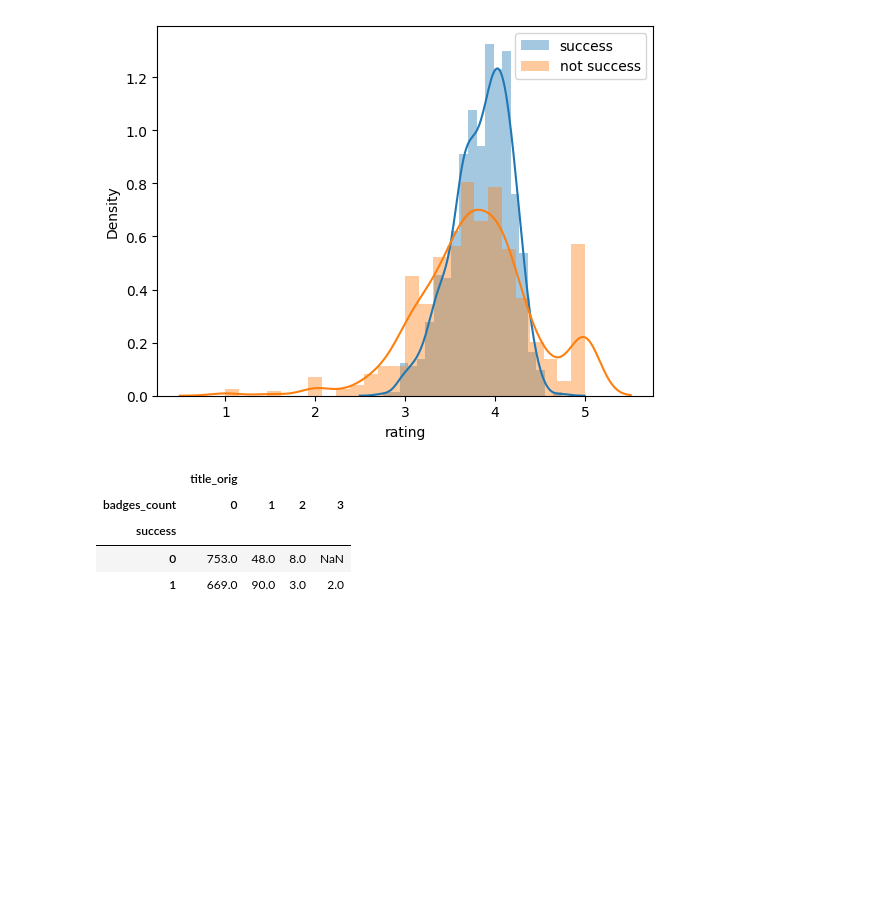
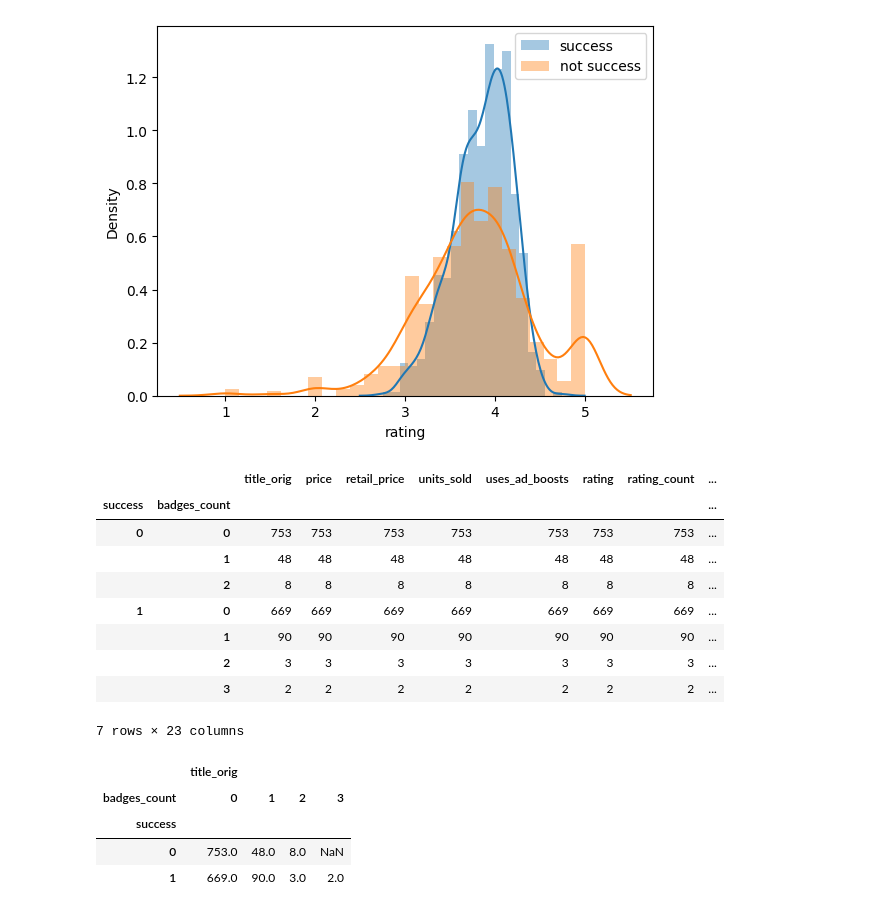
Before and after one commit to italofvaz/EDA_Wish_Sales, a Jupyter notebook: EDA_Wish_Summer_Sales.ipynb, the cells around one changed output. Drawn from its saved outputs; the diff is of its cells as text; code cells hidden in the pictures; blank space fills up the shorter version.

```diff
--- a/EDA_Wish_Summer_Sales.ipynb
+++ b/EDA_Wish_Summer_Sales.ipynb
@@ -297,6 +318,19 @@ https://gist.github.com/mwaskom/de44147ed2974457ad6372750bbe5751
   sns.distplot(df.loc[df['success'] ==0, 'rating'], label='not success')
 <matplotlib.legend.Legend at 0x...>
 [figure]
+# %%
+df.groupby(['success', 'badges_count']).count()
+# %% [output]
+|  |  | title_orig | price | retail_price | units_sold | uses_ad_boosts | rating | rating_count | ... |
+| success | badges_count |  |  |  |  |  |  |  | ... |
+| 0 | 0 | 753 | 753 | 753 | 753 | 753 | 753 | 753 | ... |
+|  | 1 | 48 | 48 | 48 | 48 | 48 | 48 | 48 | ... |
+|  | 2 | 8 | 8 | 8 | 8 | 8 | 8 | 8 | ... |
+| 1 | 0 | 669 | 669 | 669 | 669 | 669 | 669 | 669 | ... |
+|  | 1 | 90 | 90 | 90 | 90 | 90 | 90 | 90 | ... |
+|  | 2 | 3 | 3 | 3 | 3 | 3 | 3 | 3 | ... |
+|  | 3 | 2 | 2 | 2 | 2 | 2 | 2 | 2 | ... |
+7 rows × 23 columns
 # %%
 df.groupby(['success', 'badges_count']).count()[['title_orig']].pivot_table(index='success', columns='badges_count')
 # %% [output]
```
Also changed, not shown: parts of 5 cells of this notebook.
